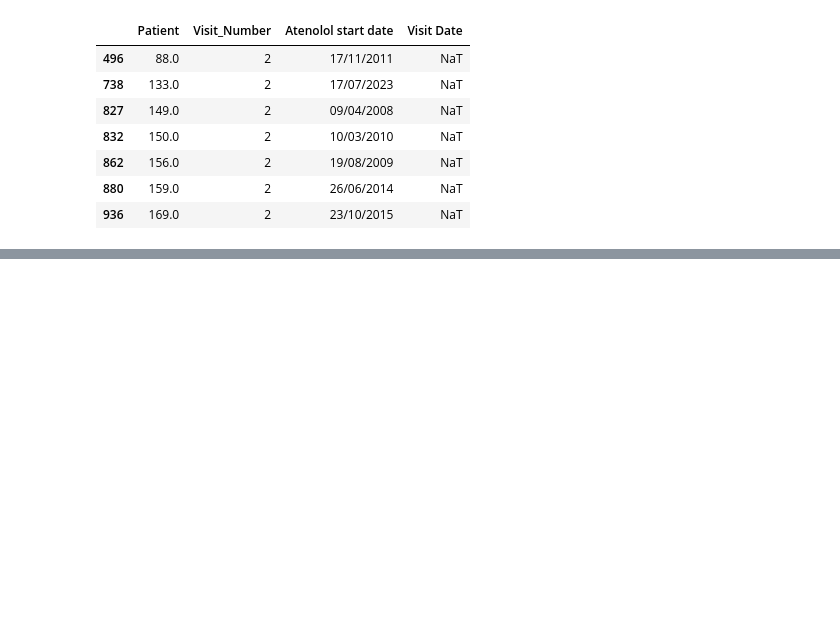
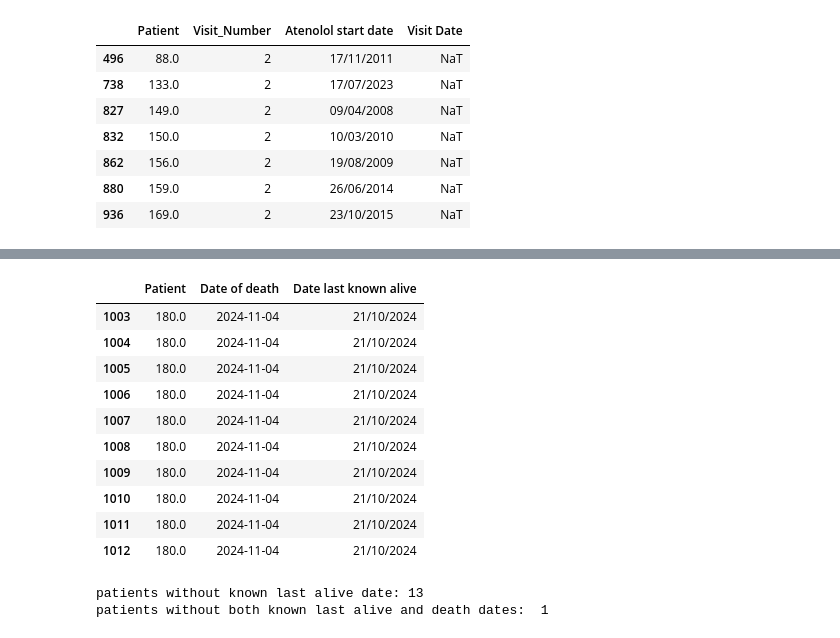
Before and after one commit to pemabi/PS-Data, a Jupyter notebook: process-data.ipynb, the cells around one changed output, grey strips where cells are left out. Drawn from its saved outputs; the diff is of its cells as text; code cells hidden in the pictures; blank space fills up the shorter version.

```diff
--- a/process-data.ipynb
+++ b/process-data.ipynb
@@ -209,0 +221,21 @@ df[['Patient', 'Visit_Number', 'Visit Date', 'Atenolol start date', 'Days Atenol
+# %%
+# weird incongruency here. I would expect Date last known alive to = date of death where present. Rest of these dead patients do not have a date last known alive
+patient_deaths[patient_deaths['Date last known alive'].notna()][['Patient', 'Date of death', 'Date last known alive']]
+# %% [output]
+|  | Patient | Date of death | Date last known alive |
+| 1003 | 180.0 | 2024-11-04 | 21/10/2024 |
+| 1004 | 180.0 | 2024-11-04 | 21/10/2024 |
+| 1005 | 180.0 | 2024-11-04 | 21/10/2024 |
+| 1006 | 180.0 | 2024-11-04 | 21/10/2024 |
+| 1007 | 180.0 | 2024-11-04 | 21/10/2024 |
+| 1008 | 180.0 | 2024-11-04 | 21/10/2024 |
+| 1009 | 180.0 | 2024-11-04 | 21/10/2024 |
+| 1010 | 180.0 | 2024-11-04 | 21/10/2024 |
+| 1011 | 180.0 | 2024-11-04 | 21/10/2024 |
+| 1012 | 180.0 | 2024-11-04 | 21/10/2024 |
+# %%
+print("patients without known last alive date:", df[df['Date last known alive'].isna()]['Patient'].nunique())
+print("patients without both known last alive and death dates: ", df[df['Date last known alive'].isna() & df['Date of death'].isna()]['Patient'].nunique())
+# %% [output]
+patients without known last alive date: 13
+patients without both known last alive and death dates:  1
```
Also changed, not shown: parts of 9 cells of this notebook.
